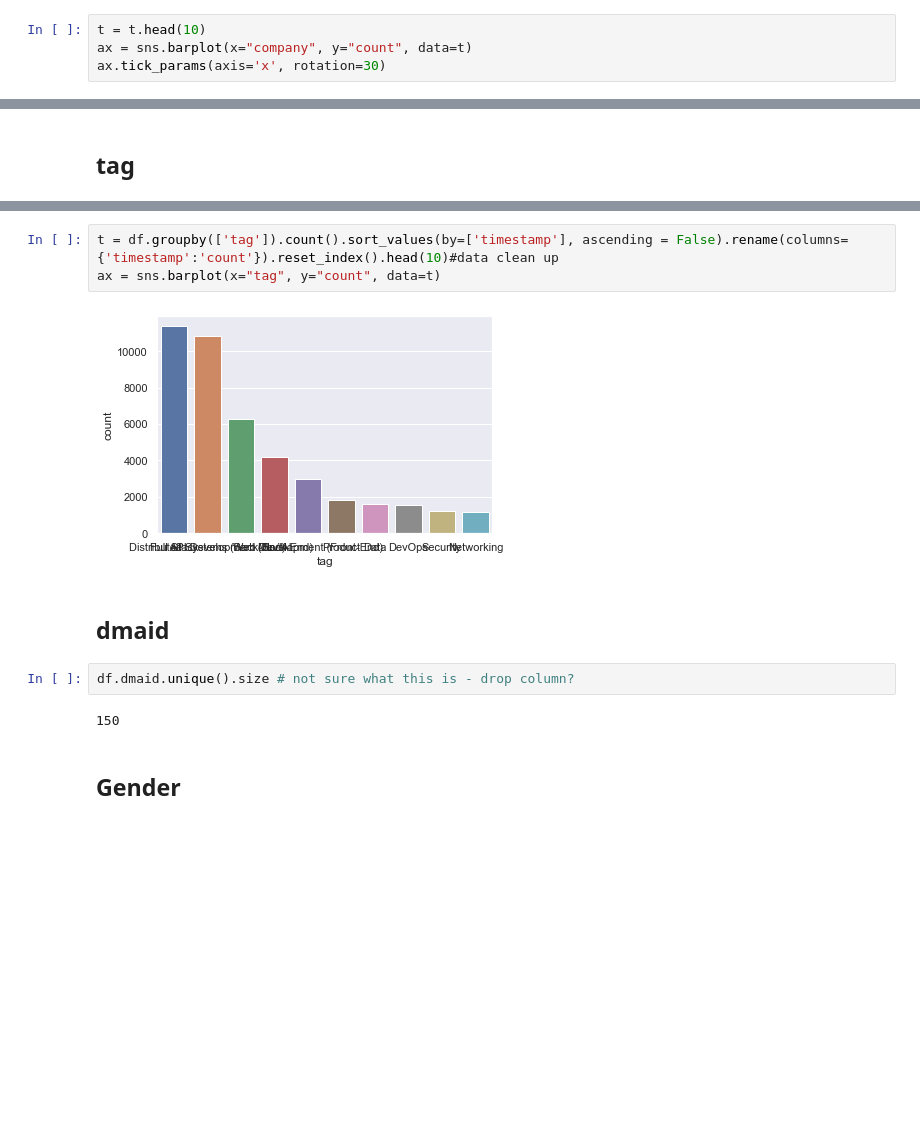
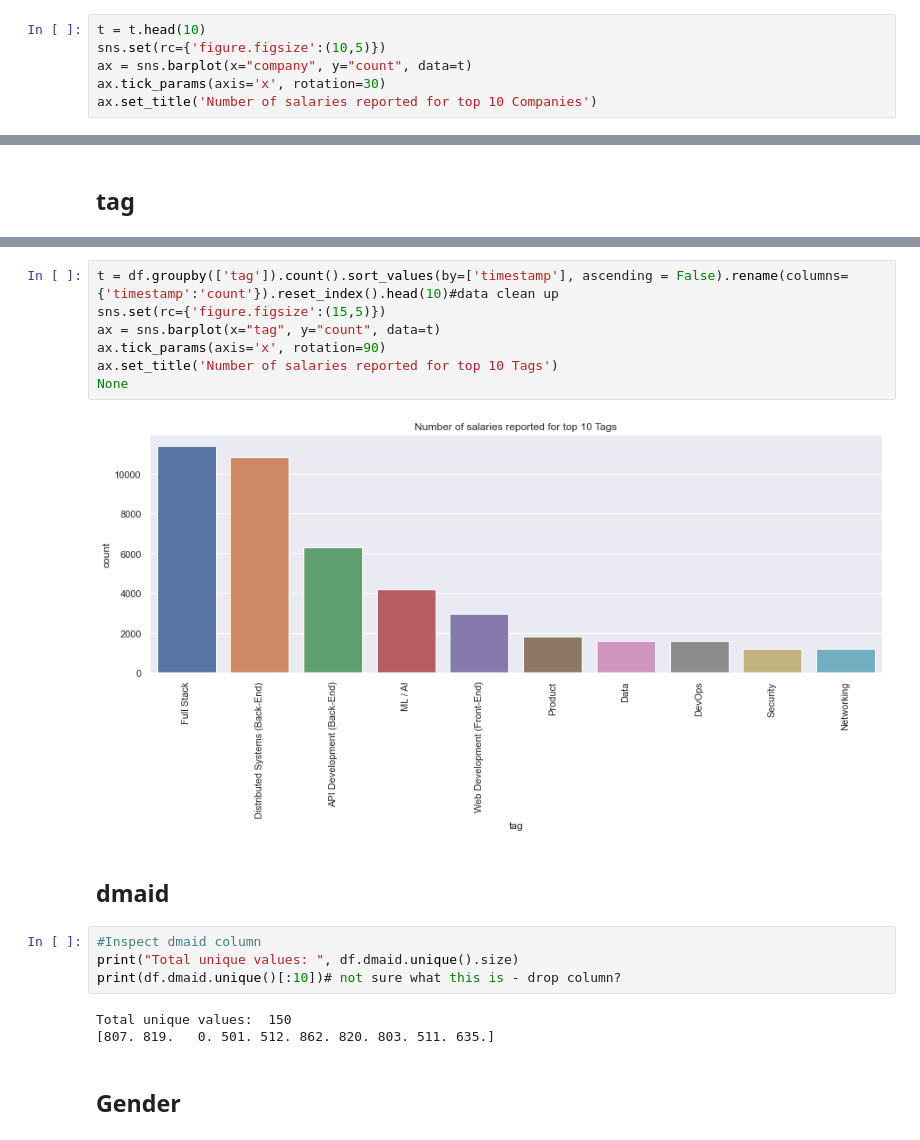
Before and after one commit to PriyankaVelagala/INM701, a Jupyter notebook: Data exploration.ipynb, the cells around one changed output, grey strips where cells are left out. Cells and saved outputs as stored; diff of their text form; blank space fills up the shorter version.

```diff
--- a/Data exploration.ipynb
+++ b/Data exploration.ipynb
@@ -106,6 +136,8 @@ t[['company', 'count']] # need data cleaning?
 1631 rows × 2 columns
 # %%
 t = t.head(10)
+sns.set(rc={'figure.figsize':(10,5)})
 ax = sns.barplot(x="company", y="count", data=t)
 ax.tick_params(axis='x', rotation=30)
+ax.set_title('Number of salaries reported for top 10 Companies')
 # %% [output]
@@ -176,15 +206,22 @@ t[['tag', 'count_']].loc[t.count_>100]#.head(20) # can be useful? clustering?
 | 36 | Infrastructure | 108 |
 # %%
 t = df.groupby(['tag']).count().sort_values(by=['timestamp'], ascending = False).rename(columns={'timestamp':'count'}).reset_index().head(10)#data clean up
+sns.set(rc={'figure.figsize':(15,5)})
 ax = sns.barplot(x="tag", y="count", data=t)
+ax.tick_params(axis='x', rotation=90)
+ax.set_title('Number of salaries reported for top 10 Tags')
+None
 # %% [output]
-[figure, old version]
+[figure, new version]
 # %% [markdown]
 ## dmaid
 # %%
-df.dmaid.unique().size # not sure what this is - drop column?
+#Inspect dmaid column
+print("Total unique values: ", df.dmaid.unique().size)
+print(df.dmaid.unique()[:10])# not sure what this is - drop column?
 # %% [output]
-150
+Total unique values:  150
+[807. 819.   0. 501. 512. 862. 820. 803. 511. 635.]
 # %% [markdown]
 ## Gender
 # %%
```
Also changed, not shown: parts of 39 cells of this notebook.
